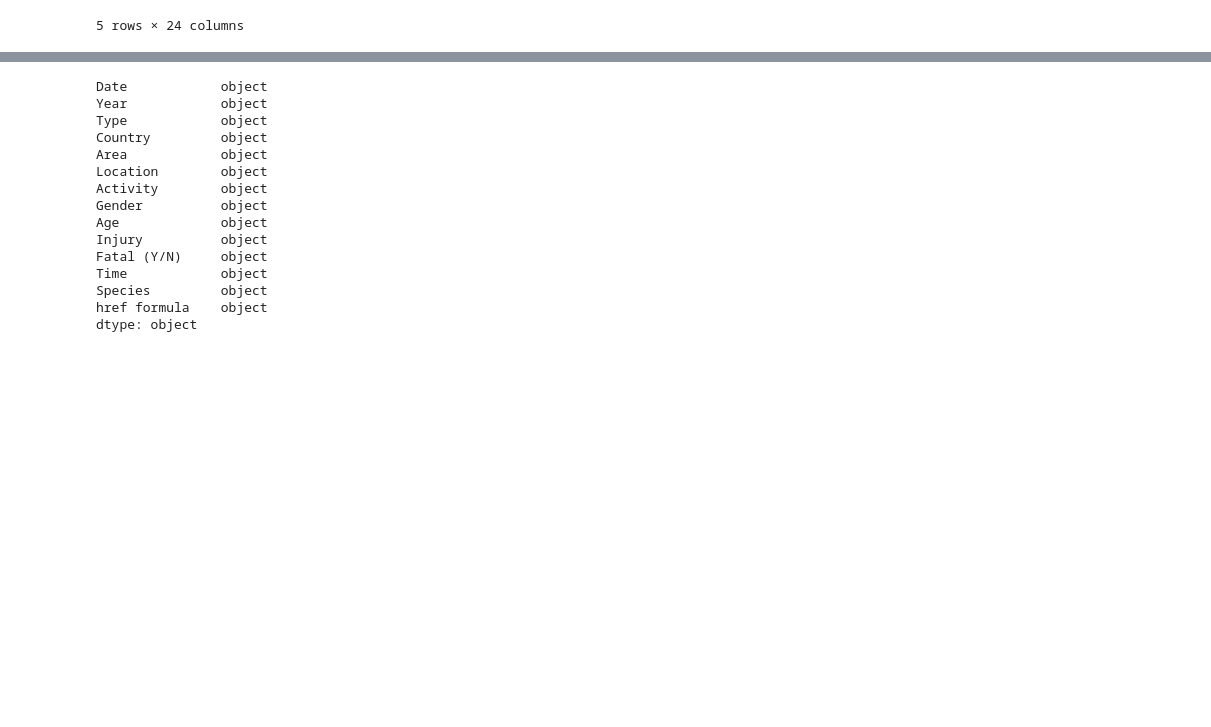
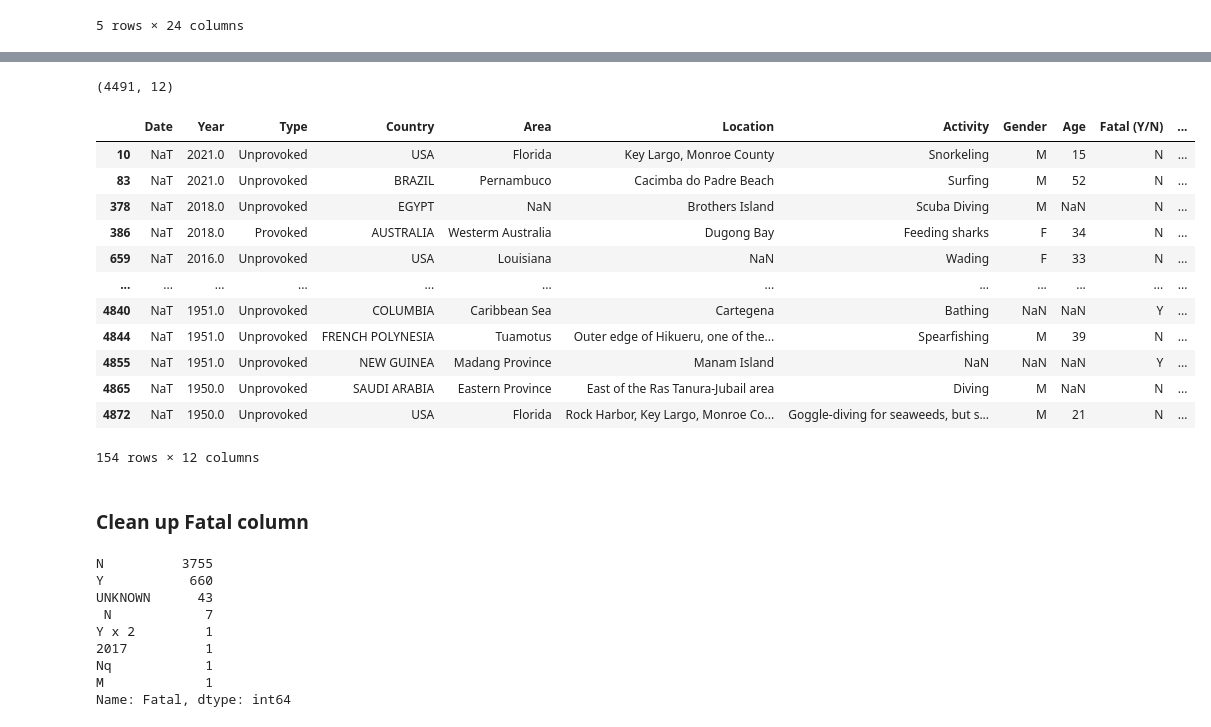
Before and after one commit to kvamm007/Final_Project_Team_4, a Jupyter notebook: Clean_Shark_Attack_Data.ipynb, the cells around one changed output, grey strips where cells are left out. Cells and saved outputs as stored; diff of their text form; code cells hidden in the pictures; blank space fills up the shorter version.

```diff
--- a/Clean_Shark_Attack_Data.ipynb
+++ b/Clean_Shark_Attack_Data.ipynb
@@ -71,6 +94,4 @@ shark_attack_df.head()
 # %%
-# Drop other unnecessary columns
-shark_attack_df.drop(columns=['Name', 'Investigator or Source', 'href', 'pdf', 'original order'], inplace=True)
-
-shark_attack_df
+# Display number of rows and columns
+shark_attack_df.shape
 # %% [output]
@@ -89,0 +127,8 @@ shark_attack_df
+# %%
+# Remove types that are 'Invalid' as they are not shark related injuries or deaths
+# Also remove types that have not been deteremined as shark attack
+values_list = ['Invalid','Questionable','Unconfirmed','Unverified','Under investigation']
+shark_attack_df = shark_attack_df[~shark_attack_df['Type'].isin(values_list)]
+# Combine "Boat" and "Watercraft" types
+shark_attack_df['Type'] = shark_attack_df['Type'].str.replace('Boat','Watercraft')
+shark_attack_df.shape
@@ -89,0 +148,10 @@ shark_attack_df
+# %%
+# Rename Case Number column to Date
+shark_attack_df.rename(columns = {'Case Number':'Date'}, inplace = True)
+# If the date will be missing the day value, update it to 1st of the month
+shark_attack_df['Date'] = shark_attack_df['Date'].str.replace('.00.[a-zA-z]','01',regex="True")
+shark_attack_df['Date'] = shark_attack_df['Date'].str.replace('.00 ','01',regex="True")
+# Select first 10 characters and convert to date
+shark_attack_df['Date'] = shark_attack_df['Date'].str[:10]
+shark_attack_df['Date'] = pd.to_datetime(shark_attack_df['Date'], errors='coerce')
+shark_attack_df.head()
@@ -89,0 +165,23 @@ shark_attack_df
+# %%
+shark_attack_df.shape
+# %% [output]
+(4491, 12)
+# %%
+# Determine how many rows without a valid date
+shark_attack_df[shark_attack_df.Date.isnull()]
+# %% [output]
+|  | Date | Year | Type | Country | Area | Location | Activity | Gender | Age | Fatal (Y/N) | ... |
+| 10 | NaT | 2021.0 | Unprovoked | USA | Florida | Key Largo, Monroe County | Snorkeling | M | 15 | N | ... |
+| 83 | NaT | 2021.0 | Unprovoked | BRAZIL | Pernambuco | Cacimba do Padre Beach | Surfing | M | 52 | N | ... |
+| 378 | NaT | 2018.0 | Unprovoked | EGYPT | NaN | Brothers Island | Scuba Diving | M | NaN | N | ... |
+| 386 | NaT | 2018.0 | Provoked | AUSTRALIA | Westerm Australia | Dugong Bay | Feeding sharks | F | 34 | N | ... |
+| 659 | NaT | 2016.0 | Unprovoked | USA | Louisiana | NaN | Wading | F | 33 | N | ... |
+| ... | ... | ... | ... | ... | ... | ... | ... | ... | ... | ... | ... |
+| 4840 | NaT | 1951.0 | Unprovoked | COLUMBIA | Caribbean Sea | Cartegena | Bathing | NaN | NaN | Y | ... |
+| 4844 | NaT | 1951.0 | Unprovoked | FRENCH POLYNESIA | Tuamotus | Outer edge of Hikueru, one of the... | Spearfishing | M | 39 | N | ... |
+| 4855 | NaT | 1951.0 | Unprovoked | NEW GUINEA | Madang Province | Manam Island | NaN | NaN | NaN | Y | ... |
+| 4865 | NaT | 1950.0 | Unprovoked | SAUDI ARABIA | Eastern Province | East of the Ras Tanura-Jubail area | Diving | M | NaN | N | ... |
+| 4872 | NaT | 1950.0 | Unprovoked | USA | Florida | Rock Harbor, Key Largo, Monroe Co... | Goggle-diving for seaweeds, but s... | M | 21 | N | ... |
+154 rows × 12 columns
+# %% [markdown]
+### Clean up Fatal column
@@ -90,19 +192,14 @@ shark_attack_df
 # %%
-shark_attack_df.dtypes
+# Check value counts for 'Fatal'
+shark_attack_df['Fatal'].value_counts()
 # %% [output]
-Date            object
-Year            object
-Type            object
-Country         object
-Area            object
-Location        object
-Activity        object
-Gender          object
-Age             object
-Injury          object
-Fatal (Y/N)     object
-Time            object
-Species         object
-href formula    object
-dtype: object
+N          3755
+Y           660
+UNKNOWN      43
+ N            7
+Y x 2         1
+2017          1
+Nq            1
+M             1
+Name: Fatal, dtype: int64
 # %%
```
Also changed, not shown: parts of 49 cells of this notebook, 3 other files.
